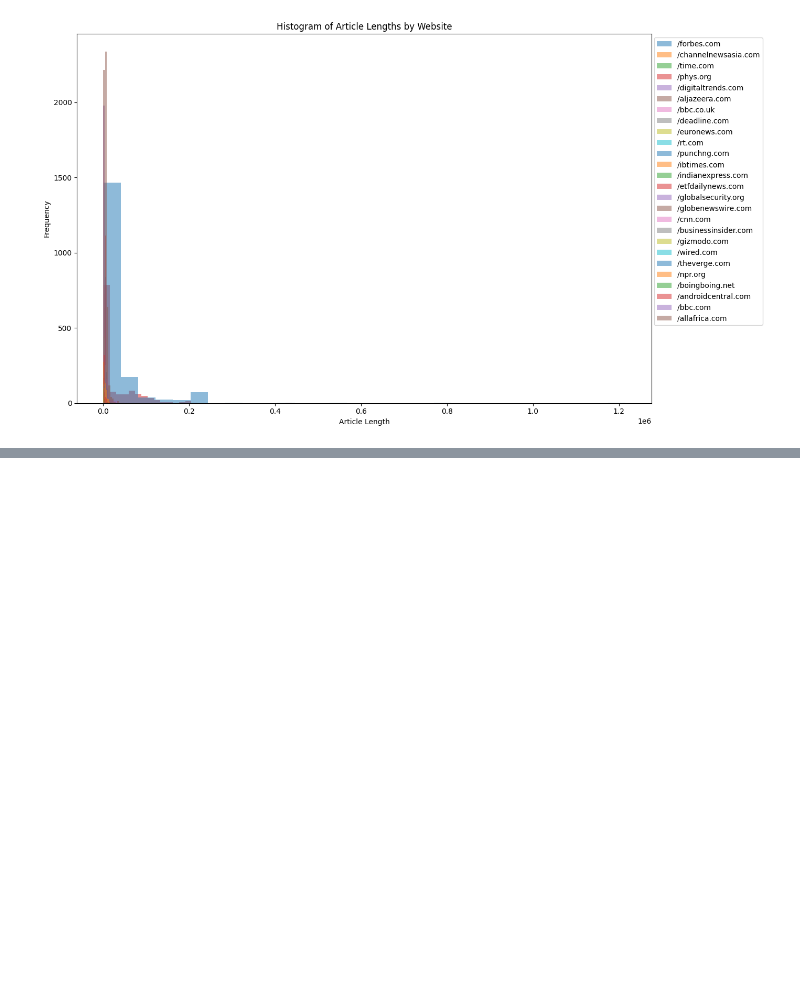
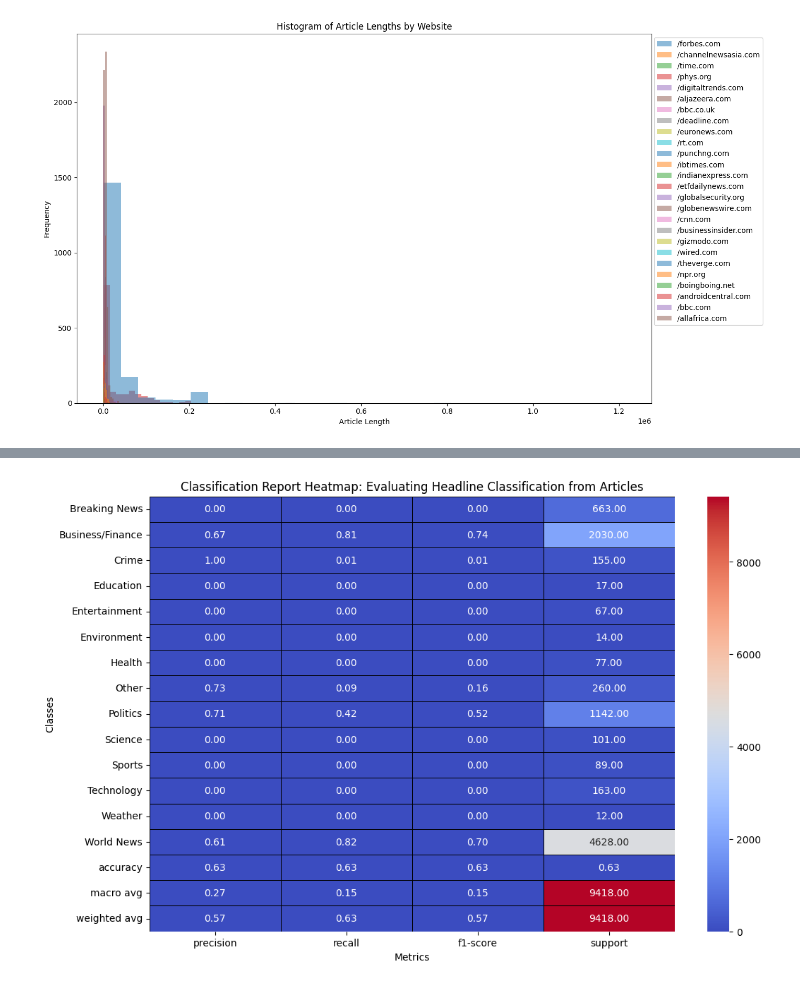
Before and after one commit to sumeyaaaa/news_correlation_10ac_week0, a Jupyter notebook: week0-notebook/data_analysis.ipynb, the cells around one changed output, grey strips where cells are left out. Saved outputs shown, nothing was run; the diff lists cells and outputs as text; code cells hidden in the pictures; blank space fills up the shorter version.

Commit message:
do pipline Analysis and explanation to the headline classification

```diff
--- a/week0-notebook/data_analysis.ipynb
+++ b/week0-notebook/data_analysis.ipynb
@@ -921,0 +1017,16 @@ KeyError: 'Domain'
+# %%
+#step 8:visualization
+# Generate classification report
+report = classification_report(y_test, y_pred, output_dict=True)
+df_report = pd.DataFrame(report).transpose()
+
+# Plot heatmap
+# Plot heatmap
+plt.figure(figsize=(12, 8))
+sns.heatmap(df_report, annot=True, cmap='coolwarm', fmt='.2f', linewidths=.5, linecolor='black')
+plt.title('Classification Report Heatmap: Evaluating Headline Classification from Articles')
+plt.xlabel('Metrics')
+plt.ylabel('Classes')
+plt.show()
+# %% [output]
+[figure, added]
```
Also changed, not shown: parts of 5 cells of this notebook.
